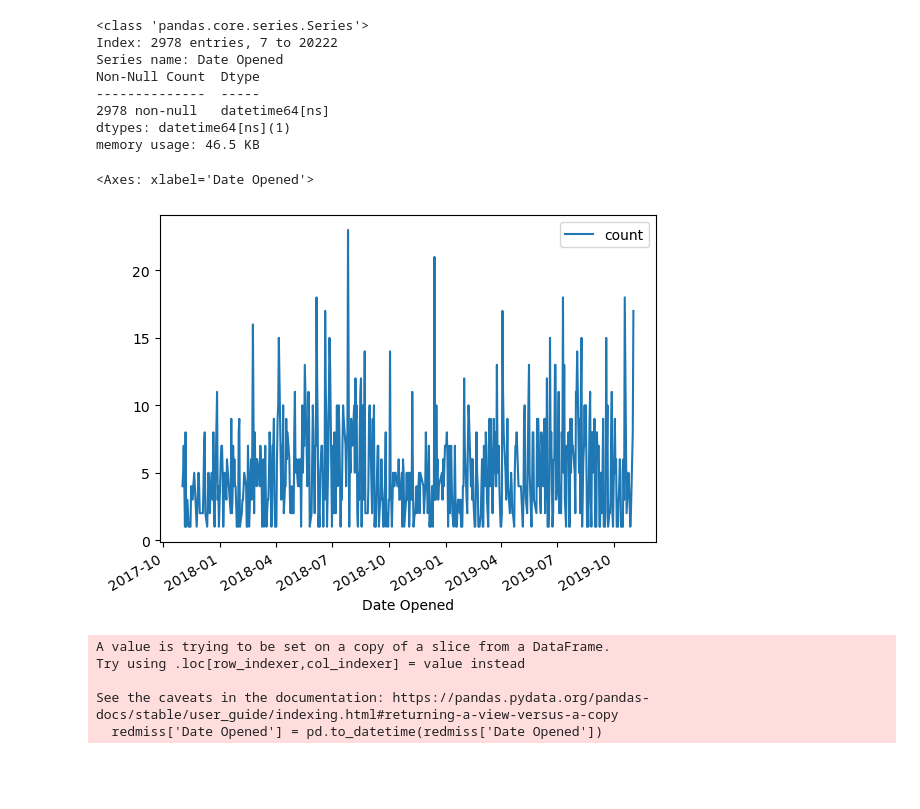
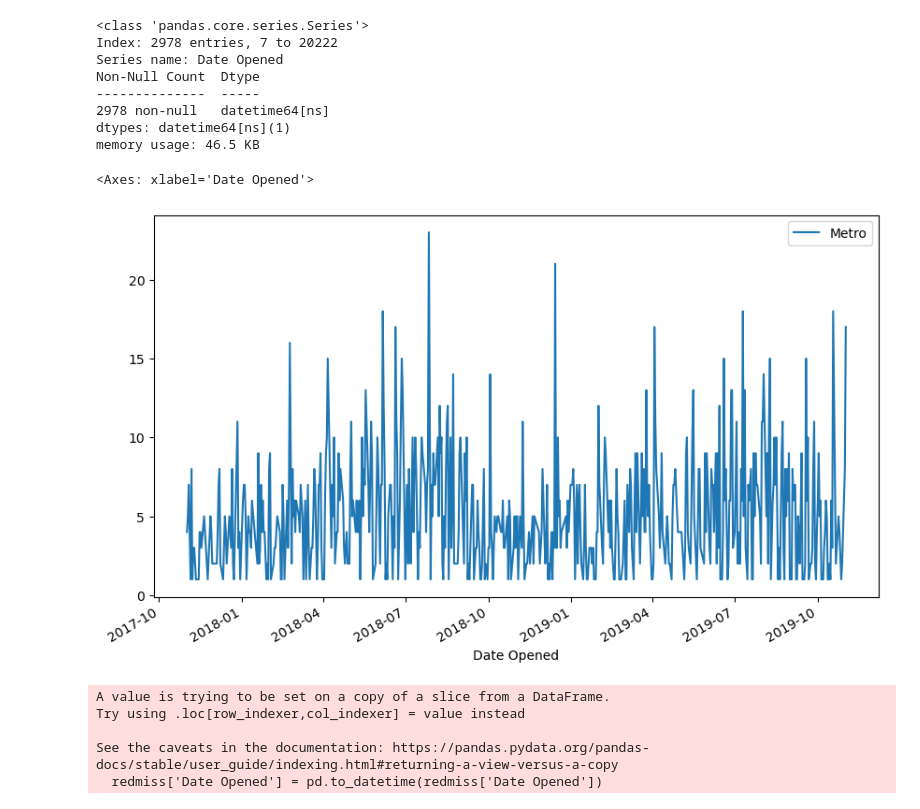
Before and after one commit to NewForce-Cohort-10-Data/trash-haulers-cache-me-outside, a Jupyter notebook: notebooks/trash_haulers.ipynb, the cells around one changed output. Saved outputs shown, nothing was run; the diff lists cells and outputs as text; code cells hidden in the pictures; blank space fills up the shorter version.

Commit message:
updated with graphs

```diff
--- a/notebooks/trash_haulers.ipynb
+++ b/notebooks/trash_haulers.ipynb
@@ -376,10 +376,10 @@ memory usage: 46.5 KB
 metromiss = metromiss.sort_values(by='Date Opened')
 # %%
 metromiss_year = metromiss['Date Opened'].value_counts().to_frame().reset_index()
-metromiss_year.sort_values('Date Opened').plot(x='Date Opened',y='count')
+metromiss_year.sort_values('Date Opened').plot(x='Date Opened',y='count', label='Metro', figsize = (10,6))
 # %% [output]
 <Axes: xlabel='Date Opened'>
-[figure, old version]
+[figure, new version]
 # %%
 redmiss['Date Opened'] = pd.to_datetime(redmiss['Date Opened'])
 # %% [output]
```
Also changed, not shown: parts of 23 cells of this notebook.
